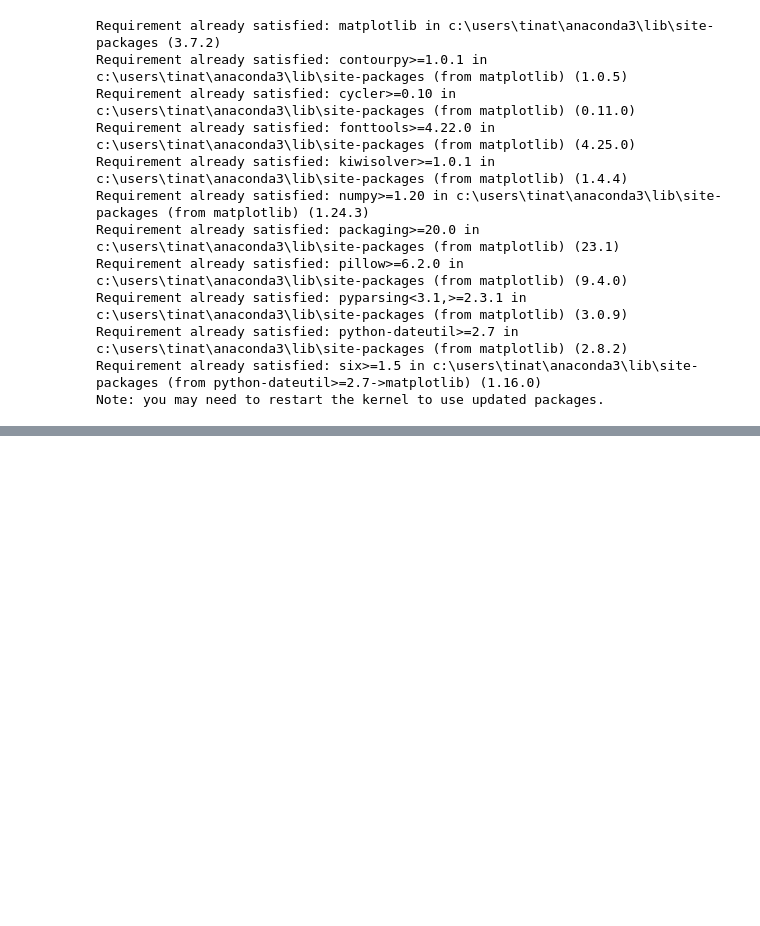
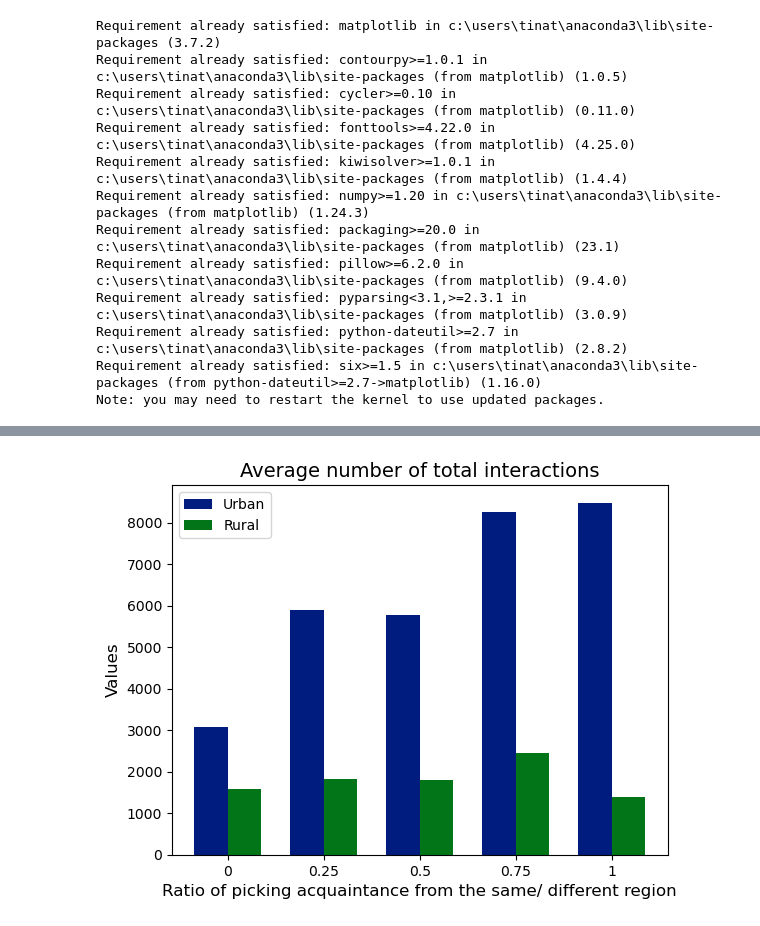
Before and after one commit to peaba/Simulating-Society, a Jupyter notebook: visualization.ipynb, the cells around one changed output, grey strips where cells are left out. Cells and saved outputs as stored; diff of their text form; code cells hidden in the pictures; blank space fills up the shorter version.

```diff
--- a/visualization.ipynb
+++ b/visualization.ipynb
@@ -28,0 +259,94 @@ plt.style.use('seaborn-dark-palette')
+# %%
+# Sample data
+categories = ['0','0.25','0.5','0.75', '1']
+
+avg_total_interactions_urban = [3069,5898,5774,8263,8478]
+avg_total_interactions_rural = [1573,1835,1807,2442,1383]
+
+avg_num_unique_culture_urban = [4.3,2.6,3.0,2,3.0]
+avg_num_unique_culture_rural = [6.0,8.3,6.3,4,6.7]
+
+avg_size_unique_culture_urban = [12.2,20.8,18.1,30.5,18]
+avg_size_unique_culture_rural = [8.8,7.3,8.2,15.3,7.8]
+
+avg_avg_acq_urban = [3.2,3.4,3.4,3.41,3.3]
+avg_avg_acq_rural = [3.1,3.3,3.6,3.45,3.2]
+
+values_ex1 = [1,2,3,4]
+values_ex2 = [4,3,2,1]
+
+# Set the width of the bars
+bar_width = 0.35
+
+# Set the positions for the groups
+positions_urban = np.arange(len(categories))
+positions_rural = positions_urban + bar_width
+
+################### Plot 1: average total interactions ##################
+# Plotting the bar chart with different groups
+plt.figure()
+plt.bar(positions_urban, avg_total_interactions_urban, width=bar_width, label='Urban')
+plt.bar(positions_rural, avg_total_interactions_rural, width=bar_width, label='Rural')
+# Adding labels and title
+plt.xlabel('Ratio of picking acquaintance from the same/ different region', fontsize=12)
+plt.ylabel('Values', fontsize=12)
+plt.title('Average number of total interactions', fontsize=14)
+# Adding x-axis labels and adjusting position
+plt.xticks(positions_urban + bar_width / 2, categories)
+# Adding a legend
+plt.legend()
+# Save figure
+plt.savefig('DiffAcqRegion_avg_total_interactions.png')
+
+################### Plot 2: average number of unique cultures ##################
+# Plotting the bar chart with different groups
+plt.figure()
+plt.bar(positions_urban, avg_num_unique_culture_urban, width=bar_width, label='Urban')
+plt.bar(positions_rural, avg_num_unique_culture_rural, width=bar_width, label='Rural')
+# Adding labels and title
+plt.xlabel('Ratio of picking acquaintance from the same/ different region', fontsize=12)
+plt.ylabel('Values', fontsize=12)
+plt.title('Average number of unique cultures', fontsize=14)
+# Adding x-axis labels and adjusting position
+plt.xticks(positions_urban + bar_width / 2, categories)
+# Adding a legend
+plt.legend()
+# Save figure
+plt.savefig('DiffAcqRegion_avg_num_unique_cultures.png')
+
+################### Plot 3: average size of unique culures ##################
+# Plotting the bar chart with different groups
+plt.figure()
+plt.bar(positions_urban, avg_size_unique_culture_urban, width=bar_width, label='Urban')
+plt.bar(positions_rural, avg_size_unique_culture_rural, width=bar_width, label='Rural')
+# Adding labels and title
+plt.xlabel('Ratio of picking acquaintance from the same/ different region', fontsize=12)
+plt.ylabel('Values', fontsize=12)
+plt.title('Average size of unique culures', fontsize=14)
+# Adding x-axis labels and adjusting position
+plt.xticks(positions_urban + bar_width / 2, categories)
+# Adding a legend
+plt.legend()
+# Save figure
+plt.savefig('DiffAcqRegion_avg_size_unique_cultures.png')
+
+################### Plot 4: average number of acqtaintance ##################
+# Plotting the bar chart with different groups
+plt.figure()
+plt.bar(positions_urban, avg_avg_acq_urban, width=bar_width, label='Urban')
+plt.bar(positions_rural, avg_avg_acq_rural, width=bar_width, label='Rural')
+# Adding labels and title
+plt.xlabel('Ratio of picking acquaintance from the same/ different region', fontsize=12)
+plt.ylabel('Values', fontsize=12)
+plt.title('Average number of remaining acqtainces', fontsize=14)
+# Adding x-axis labels and adjusting position
+plt.xticks(positions_urban + bar_width / 2, categories)
+# Adding a legend
+plt.legend()
+# Save figure
+plt.savefig('DiffAcqRegion_avg_ave_acq.png')
+
+# Display the plot
+plt.show()
+# %% [output]
+[figure, added]
```
Also changed, not shown: parts of 11 cells of this notebook.
